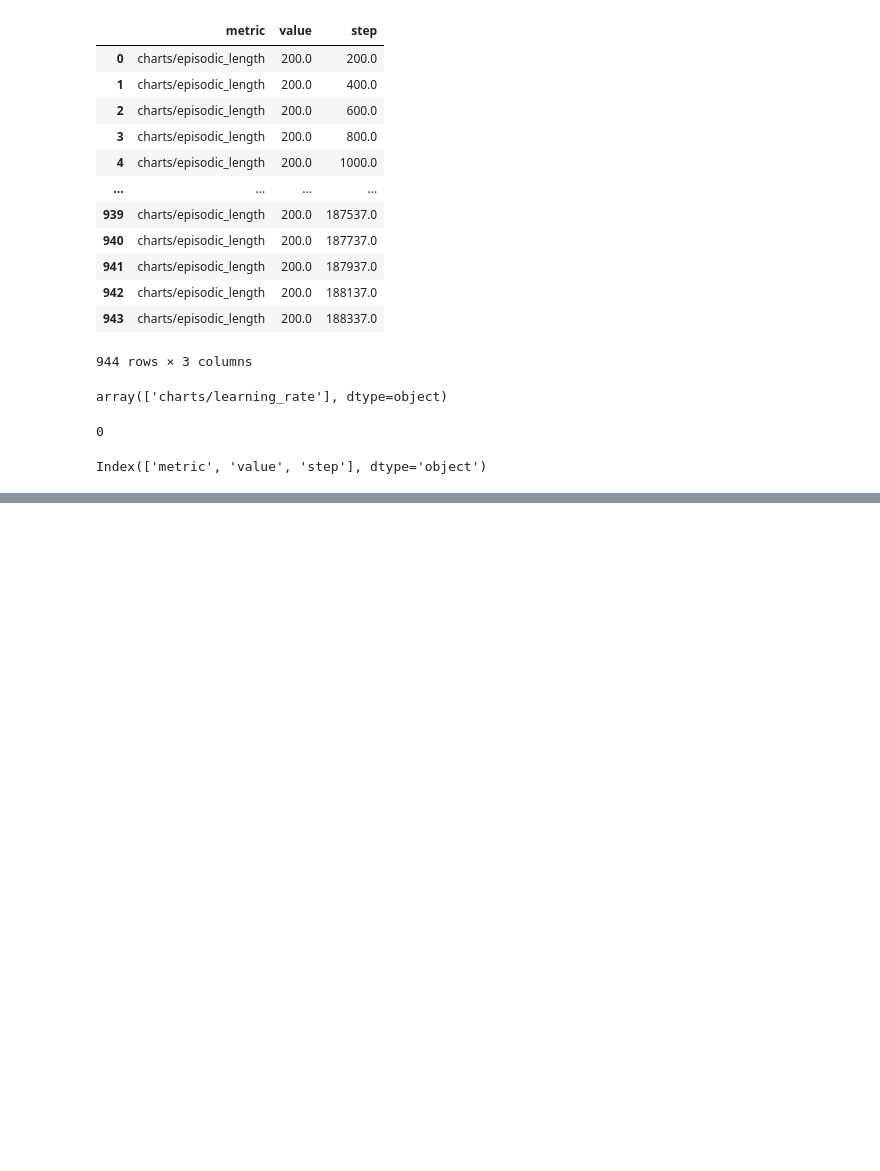
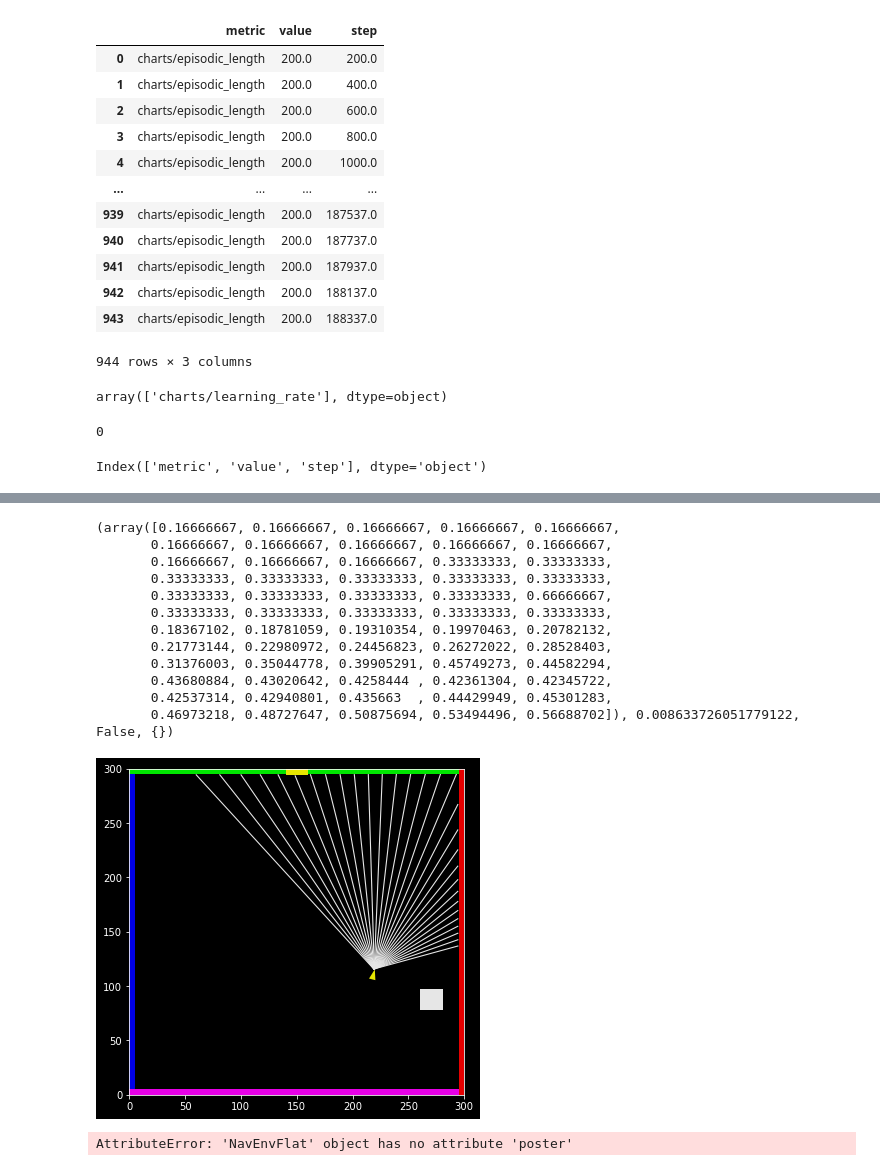
Before and after one commit to liuandrew/training-rl-algo, a Jupyter notebook: write_and_test/test_env_training.ipynb, the cells around one changed output, grey strips where cells are left out. Cells and saved outputs as stored; diff of their text form; code cells hidden in the pictures; blank space fills up the shorter version.

```diff
--- a/write_and_test/test_env_training.ipynb
+++ b/write_and_test/test_env_training.ipynb
@@ -1016,0 +1759,24 @@ df
+# %%
+print(env.step(2))
+env.render('human')
+# %% [output]
+(array([0.16666667, 0.16666667, 0.16666667, 0.16666667, 0.16666667,
+       0.16666667, 0.16666667, 0.16666667, 0.16666667, 0.16666667,
+       0.16666667, 0.16666667, 0.16666667, 0.33333333, 0.33333333,
+       0.33333333, 0.33333333, 0.33333333, 0.33333333, 0.33333333,
+       0.33333333, 0.33333333, 0.33333333, 0.33333333, 0.66666667,
+       0.33333333, 0.33333333, 0.33333333, 0.33333333, 0.33333333,
+       0.18367102, 0.18781059, 0.19310354, 0.19970463, 0.20782132,
+       0.21773144, 0.22980972, 0.24456823, 0.26272022, 0.28528403,
+       0.31376003, 0.35044778, 0.39905291, 0.45749273, 0.44582294,
+       0.43680884, 0.43020642, 0.4258444 , 0.42361304, 0.42345722,
+       0.42537314, 0.42940801, 0.435663  , 0.44429949, 0.45301283,
+       0.46973218, 0.48727647, 0.50875694, 0.53494496, 0.56688702]), 0.008633726051779122, False, {})
+[figure, added]
+# %%
+import gym
+import gym_nav
+
+env = gym.make('NavEnv-v0')
+# %% [output]
+AttributeError: 'NavEnvFlat' object has no attribute 'poster'
```
Also changed, not shown: parts of 5 cells of this notebook, 2 other files.
